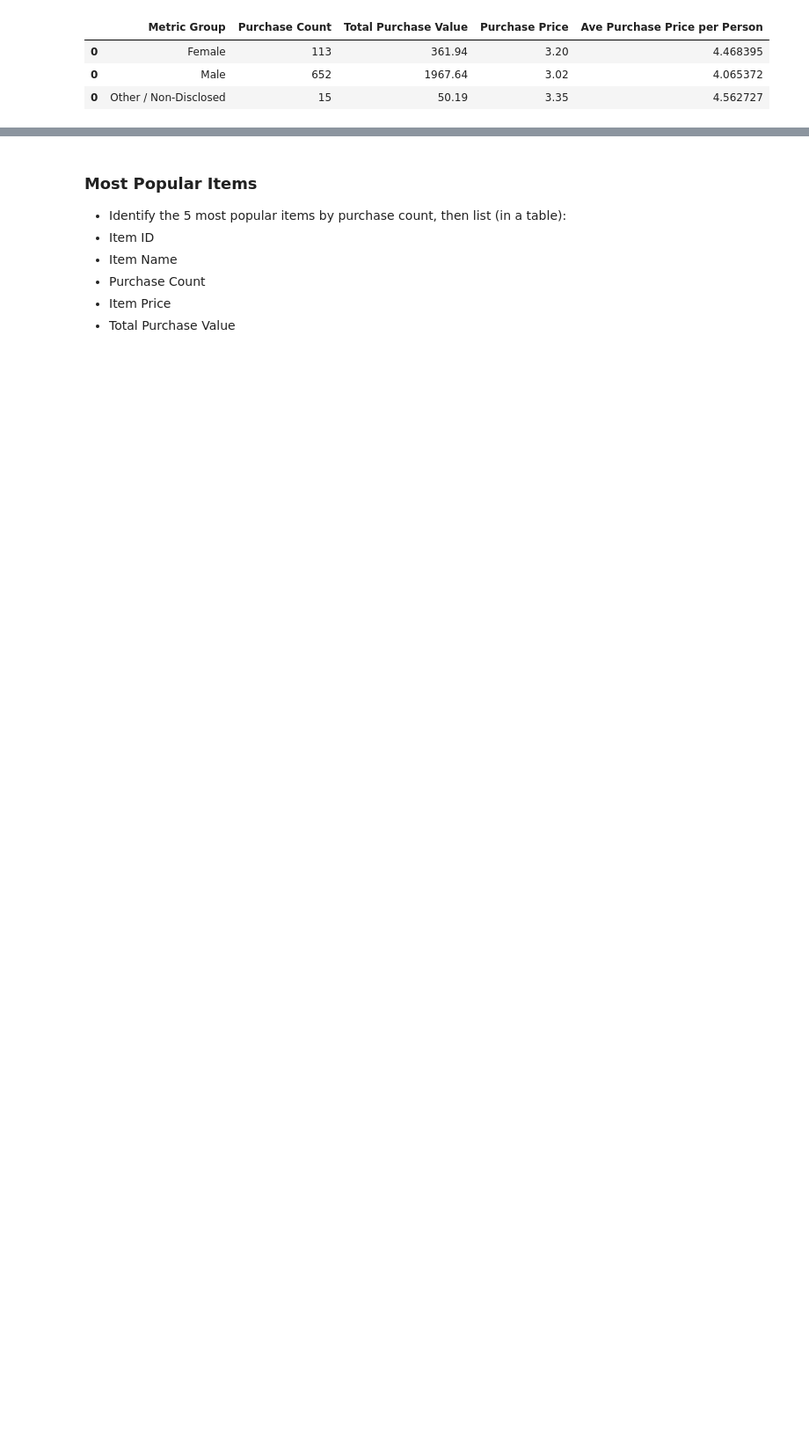
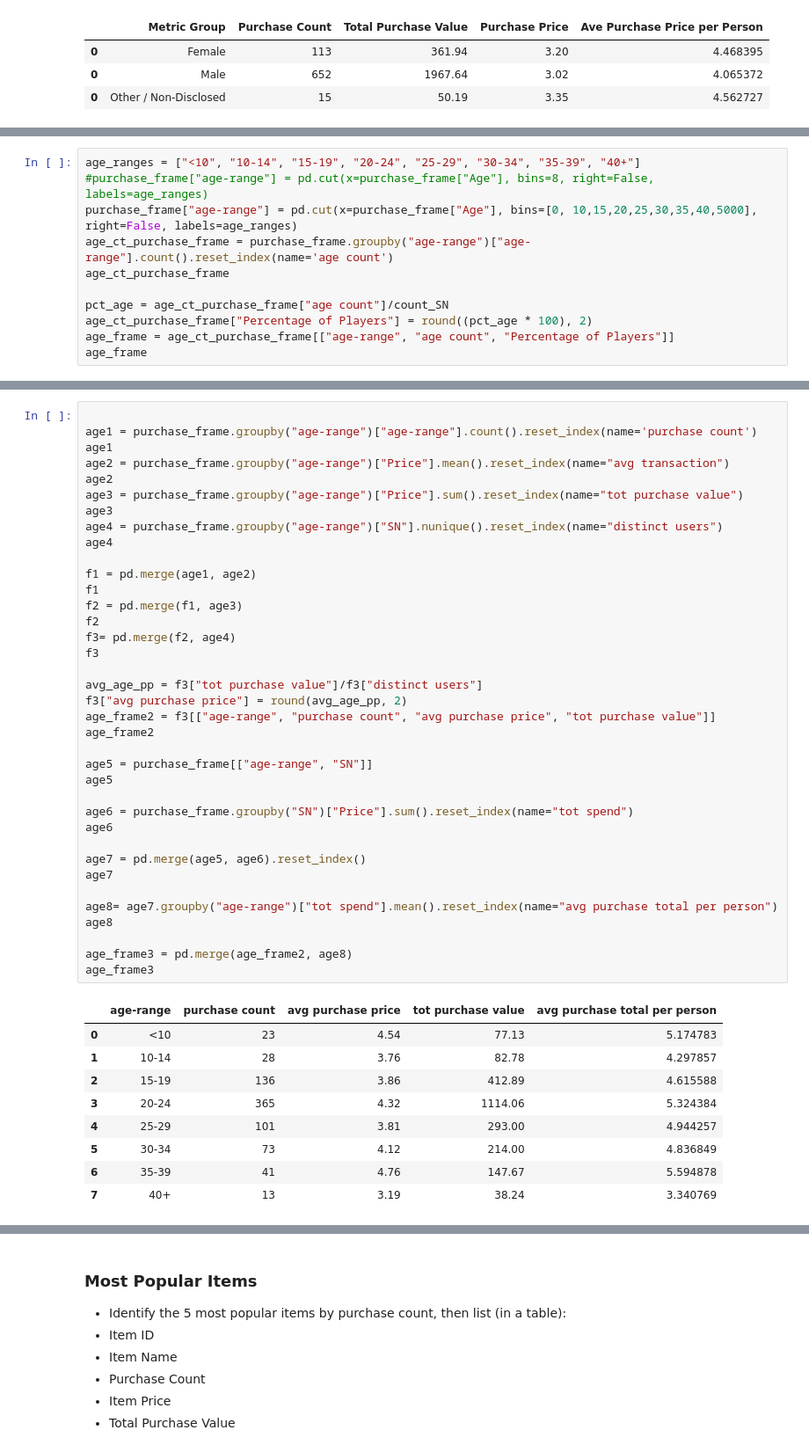
Before and after one commit to gvenkata/Rutgers-Bootcamp-HW, a Jupyter notebook: week4/HeroesOfPymoli/Heroes of Pymoli - Geetha V.ipynb, the cells around one changed output, grey strips where cells are left out. Shown: that part at 88% size. Drawn from its saved outputs; the diff is of its cells as text; blank space fills up the shorter version.

```diff
--- a/week4/HeroesOfPymoli/Heroes of Pymoli - Geetha V.ipynb
+++ b/week4/HeroesOfPymoli/Heroes of Pymoli - Geetha V.ipynb
@@ -106,0 +158,11 @@ final
+# %%
+age_ranges = ["<10", "10-14", "15-19", "20-24", "25-29", "30-34", "35-39", "40+"]
+#purchase_frame["age-range"] = pd.cut(x=purchase_frame["Age"], bins=8, right=False, labels=age_ranges)
+purchase_frame["age-range"] = pd.cut(x=purchase_frame["Age"], bins=[0, 10,15,20,25,30,35,40,5000], right=False, labels=age_ranges)
+age_ct_purchase_frame = purchase_frame.groupby("age-range")["age-range"].count().reset_index(name='age count')
+age_ct_purchase_frame
+
+pct_age = age_ct_purchase_frame["age count"]/count_SN
+age_ct_purchase_frame["Percentage of Players"] = round((pct_age * 100), 2)
+age_frame = age_ct_purchase_frame[["age-range", "age count", "Percentage of Players"]]
+age_frame
@@ -106,0 +187,47 @@ final
+# %%
+
+age1 = purchase_frame.groupby("age-range")["age-range"].count().reset_index(name='purchase count')
+age1
+age2 = purchase_frame.groupby("age-range")["Price"].mean().reset_index(name="avg transaction")
+age2
+age3 = purchase_frame.groupby("age-range")["Price"].sum().reset_index(name="tot purchase value")
+age3
+age4 = purchase_frame.groupby("age-range")["SN"].nunique().reset_index(name="distinct users")
+age4
+
+f1 = pd.merge(age1, age2)
+f1
+f2 = pd.merge(f1, age3)
+f2
+f3= pd.merge(f2, age4)
+f3
+
+avg_age_pp = f3["tot purchase value"]/f3["distinct users"]
+f3["avg purchase price"] = round(avg_age_pp, 2)
+age_frame2 = f3[["age-range", "purchase count", "avg purchase price", "tot purchase value"]]
+age_frame2
+
+age5 = purchase_frame[["age-range", "SN"]]
+age5
+
+age6 = purchase_frame.groupby("SN")["Price"].sum().reset_index(name="tot spend")
+age6
+
+age7 = pd.merge(age5, age6).reset_index()
+age7
+
+age8= age7.groupby("age-range")["tot spend"].mean().reset_index(name="avg purchase total per person")
+age8
+
+age_frame3 = pd.merge(age_frame2, age8)
+age_frame3
+# %% [output]
+|  | age-range | purchase count | avg purchase price | tot purchase value | avg purchase total per person |
+| 0 | <10 | 23 | 4.54 | 77.13 | 5.174783 |
+| 1 | 10-14 | 28 | 3.76 | 82.78 | 4.297857 |
+| 2 | 15-19 | 136 | 3.86 | 412.89 | 4.615588 |
+| 3 | 20-24 | 365 | 4.32 | 1114.06 | 5.324384 |
+| 4 | 25-29 | 101 | 3.81 | 293.00 | 4.944257 |
+| 5 | 30-34 | 73 | 4.12 | 214.00 | 4.836849 |
+| 6 | 35-39 | 41 | 4.76 | 147.67 | 5.594878 |
+| 7 | 40+ | 13 | 3.19 | 38.24 | 3.340769 |
```
Also changed, not shown: parts of 8 cells of this notebook.
